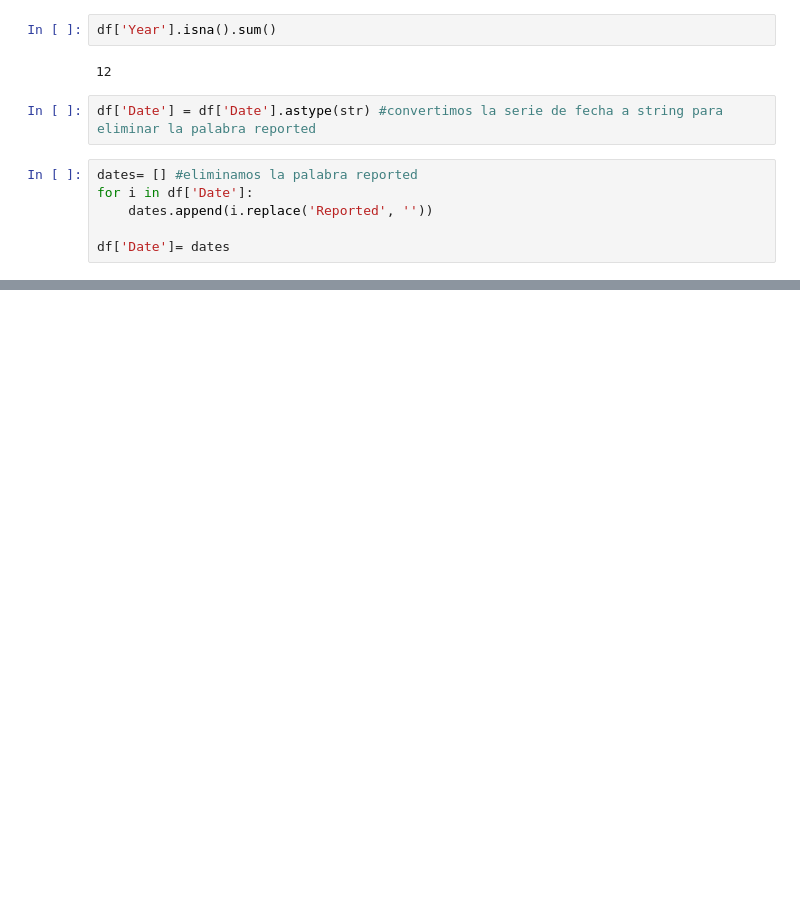
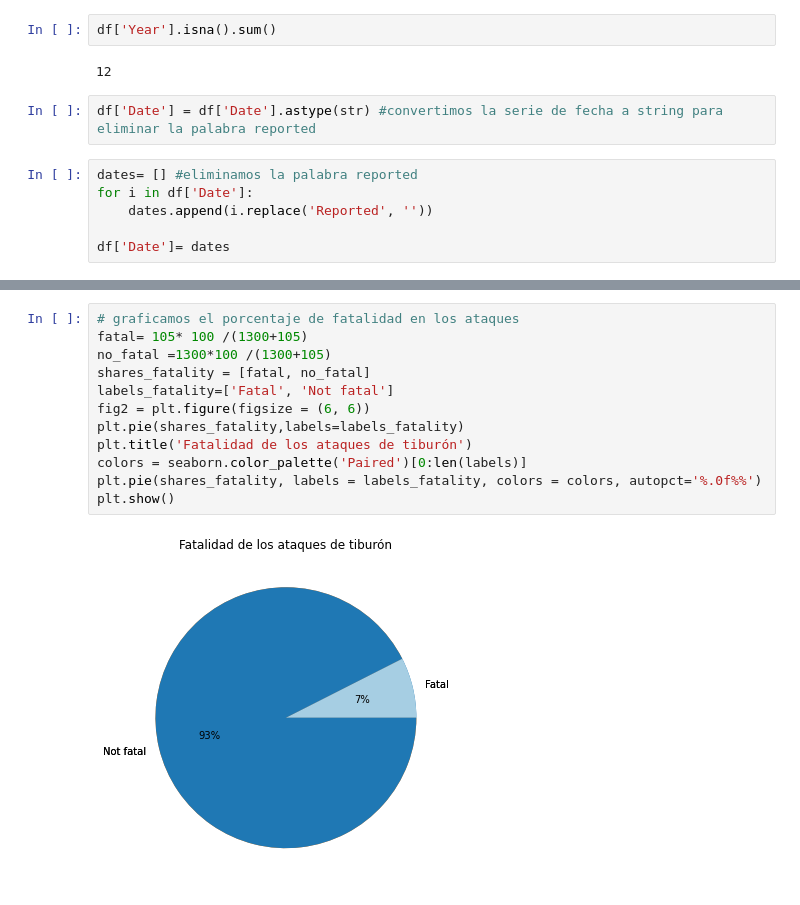
Before and after one commit to aherreraitie/Proyecto-Semana-2-Pandas-Data-Cleaning-, a Jupyter notebook: Proyecto_semana2.ipynb, the cells around one changed output, grey strips where cells are left out. Saved outputs shown, nothing was run; the diff lists cells and outputs as text; blank space fills up the shorter version.

```diff
--- a/Proyecto_semana2.ipynb
+++ b/Proyecto_semana2.ipynb
@@ -254,0 +335,14 @@ AttributeError: 'list' object has no attribute 'replace'
+# %%
+# graficamos el porcentaje de fatalidad en los ataques
+fatal= 105* 100 /(1300+105)
+no_fatal =1300*100 /(1300+105)
+shares_fatality = [fatal, no_fatal]
+labels_fatality=['Fatal', 'Not fatal']
+fig2 = plt.figure(figsize = (6, 6))
+plt.pie(shares_fatality,labels=labels_fatality)
+plt.title('Fatalidad de los ataques de tiburón')
+colors = seaborn.color_palette('Paired')[0:len(labels)]
+plt.pie(shares_fatality, labels = labels_fatality, colors = colors, autopct='%.0f%%')
+plt.show()
+# %% [output]
+[figure, added]
```
Also changed, not shown: parts of 39 cells of this notebook.
